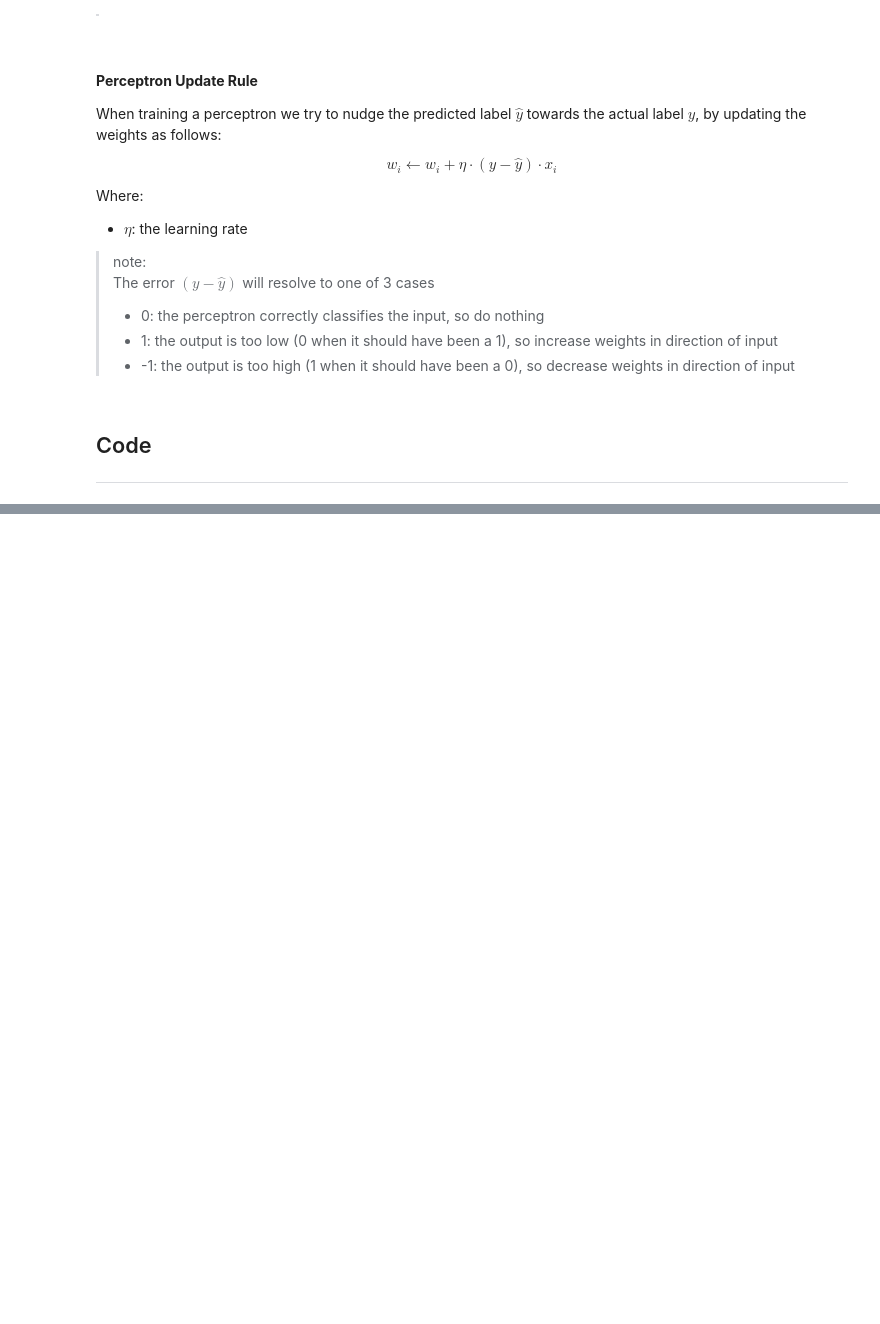
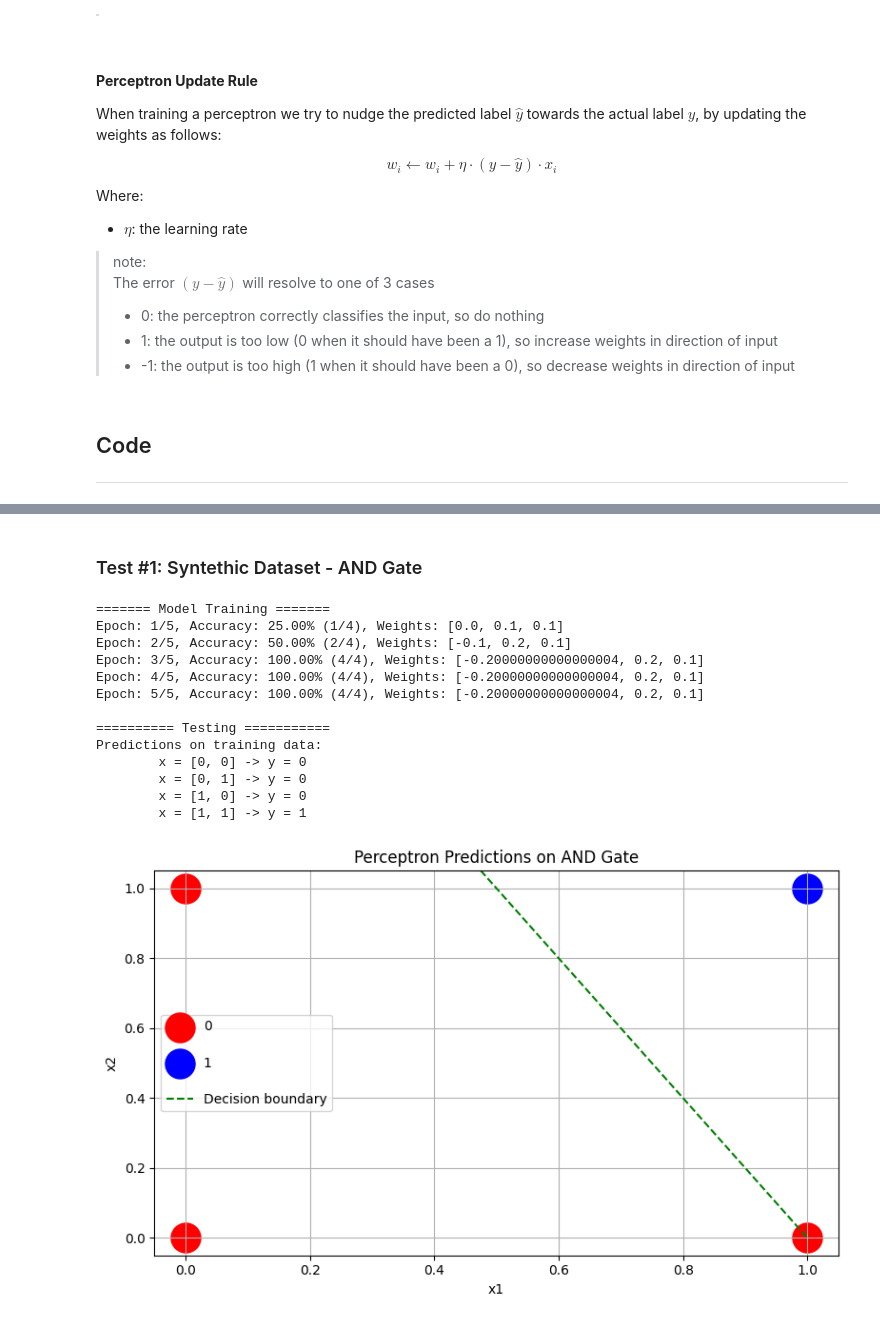
Before and after one commit to SahilBacchus/ml-in-assembly, a Jupyter notebook: perceptron/perceptron.ipynb, the cells around one changed output, grey strips where cells are left out. Drawn from its saved outputs; the diff is of its cells as text; code cells hidden in the pictures; blank space fills up the shorter version.

Commit message:
feat(perceptron): add tests for model predictions on AND and XOR logic gates

```diff
--- a/perceptron/perceptron.ipynb
+++ b/perceptron/perceptron.ipynb
@@ -108,7 +108,7 @@ class Perceptron:
 
             if verbose != 0 and (epoch % verbose == 0 or epoch == 1 or epoch == epochs):
                 correctly_predicted = sum(self.predict(x) == y for x, y in zip(X,Y))
-                accuracy = correctly_predicted / len(Y)
+                accuracy = correctly_predicted / len(Y) * 100
                 print(f"Epoch: {epoch}/{epochs}, Accuracy: {accuracy:.2f}% ({correctly_predicted}/{len(Y)}), Weights: {self.weights}")
 
 
@@ -122,0 +132,65 @@ class Perceptron:
+# %% [markdown]
+### Test #1: Syntethic Dataset - AND Gate
+# %%
+import matplotlib.pyplot as plt
+
+# Sample data --> Truth table for AND gate
+X = [[0, 0], [0, 1], [1, 0], [1, 1]]
+y = [0, 0, 0, 1]
+
+# Train model
+print(" Model Training ".center(30, "="))
+model = Perceptron()
+model.train(X, y, eta=0.1, epochs=5, verbose=1)
+
+
+# Test Model on training data
+print()
+print(" Testing ".center(30, "="))
+print("Predictions on training data: ")
+for i in range(len(X)):
+    x_val = X[i]
+    y_pred =model.predict(x_val)
+    print(f"\tx = {x_val} -> y = {y_pred}")
+
+
+
+# Plot training data
+print()
+zeroes = [x_val for x_val, y_val in zip(X, y) if y_val == 0]
+ones = [x_val for x_val, y_val in zip(X, y) if y_val == 1]
+
+plt.figure(figsize=(8, 5))
+plt.scatter([x[0] for x in zeroes], [x[1] for x in zeroes], color='red', label='0', s=500)
+plt.scatter([x[0] for x in ones], [x[1] for x in ones], color='blue', label='1', s=500)
+
+
+# plot decision boundary -> b + w1*x1 + w2*x2 = 0 therefore, x2 = -(b + w1*x1)/w2
+b, w1, w2 = model.weights
+x1_vals = [0, 1]
+x2_vals = [-(b + w1*x1)/w2 for x1 in x1_vals]
+plt.plot(x1_vals, x2_vals, color='green', linestyle='--', label="Decision boundary")
+
+plt.title("Perceptron Predictions on AND Gate")
+plt.xlabel("x1")
+plt.ylabel("x2")
+plt.ylim(-0.05, 1.05)
+plt.grid(True)
+plt.legend(labelspacing=1.75)
+plt.tight_layout()
+plt.show()
+# %% [output]
+======= Model Training =======
+Epoch: 1/5, Accuracy: 25.00% (1/4), Weights: [0.0, 0.1, 0.1]
+Epoch: 2/5, Accuracy: 50.00% (2/4), Weights: [-0.1, 0.2, 0.1]
+Epoch: 3/5, Accuracy: 100.00% (4/4), Weights: [-0.20000000000000004, 0.2, 0.1]
+Epoch: 4/5, Accuracy: 100.00% (4/4), Weights: [-0.20000000000000004, 0.2, 0.1]
+Epoch: 5/5, Accuracy: 100.00% (4/4), Weights: [-0.20000000000000004, 0.2, 0.1]
+
+========== Testing ===========
+Predictions on training data:
+        x = [0, 0] -> y = 0
+        x = [0, 1] -> y = 0
+        x = [1, 0] -> y = 0
+        x = [1, 1] -> y = 1
+[figure, added]
```
Also changed, not shown: parts of 6 cells of this notebook.
